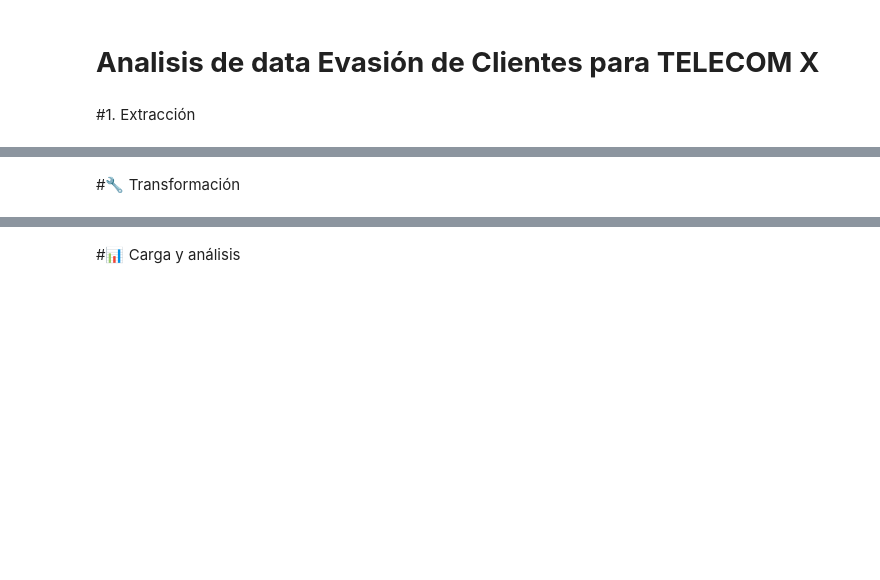
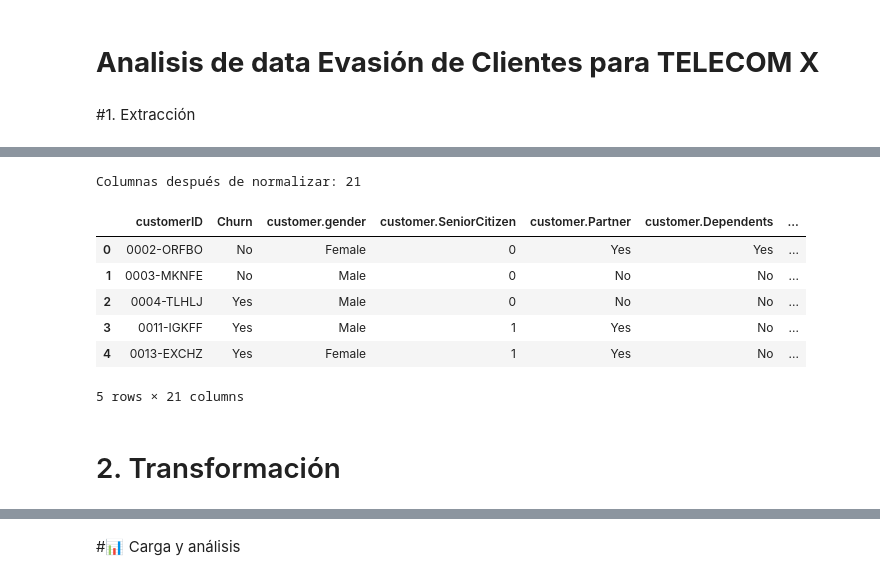
Before and after one commit to JAPreP/Desafio-Telecom-X-, a Jupyter notebook: TelecomX_JulianPreciado.ipynb, the cells around one changed output, grey strips where cells are left out. Cells and saved outputs as stored; diff of their text form; code cells hidden in the pictures; blank space fills up the shorter version.

Commit message:
Actualizacion limpieza de datos

```diff
--- a/TelecomX_JulianPreciado.ipynb
+++ b/TelecomX_JulianPreciado.ipynb
@@ -4,3 +4,19 @@
 # **Analisis de data Evasión de Clientes para TELECOM X**
 # %% [markdown]
 #1. Extracción
+# %%
+
+
+import pandas as pd
+
+# 1. Definimos la variable (Asegúrate de que el nombre sea exacto)
+url_api = 'https://raw.githubusercontent.com/ingridcristh/challenge2-data-science-LATAM/refs/heads/main/TelecomX_Data.json'
+
+try:
+    # 2. Usamos la variable que definimos arriba
+    df = pd.read_json(url_api)
+    print("¡Archivo cargado exitosamente!")
+    print(f"Dimensiones de los datos: {df.shape}") # Esto te dirá cuántas filas y columnas hay
+    display(df.head())
+except Exception as e:
+    print(f"Hubo un error al procesar el JSON: {e}")
@@ -7,2 +32,26 @@
+# %%
+import pandas as pd
+import requests
+from pandas import json_normalize
+
+# 1. Realizamos la consulta a traves de requets
+response = requests.get(url_api)
+datos_originales = response.json()
+# %%
+
+# 2.  al normalizar el diccionario creamos un DataFrame limpio
+
+df_final = json_normalize(datos_originales)
+print(f"Columnas después de normalizar: {len(df_final.columns)}")
+df_final.head()
+# %% [output]
+Columnas después de normalizar: 21
+|  | customerID | Churn | customer.gender | customer.SeniorCitizen | customer.Partner | customer.Dependents | ... |
+| 0 | 0002-ORFBO | No | Female | 0 | Yes | Yes | ... |
+| 1 | 0003-MKNFE | No | Male | 0 | No | No | ... |
+| 2 | 0004-TLHLJ | Yes | Male | 0 | No | No | ... |
+| 3 | 0011-IGKFF | Yes | Male | 1 | Yes | No | ... |
+| 4 | 0013-EXCHZ | Yes | Female | 1 | Yes | No | ... |
+5 rows × 21 columns
 # %% [markdown]
-#🔧 Transformación
+# 2. Transformación
```
Also changed, not shown: parts of 7 cells of this notebook.
